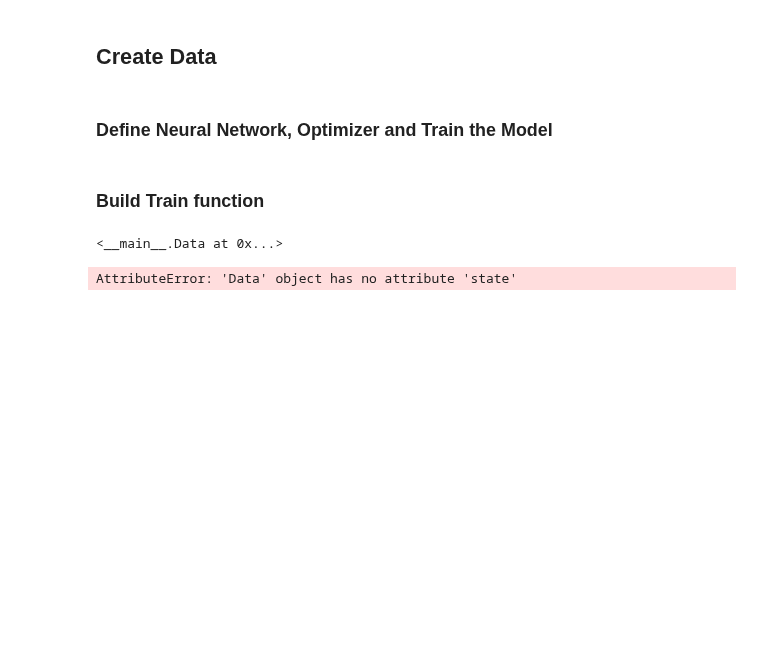
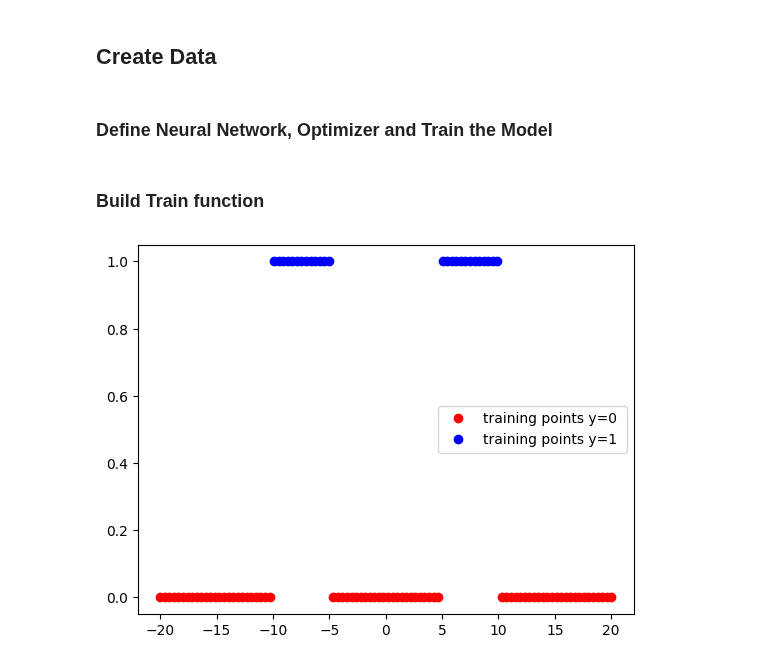
Before and after one commit to AjBorbzz/DataScience_AI_ML, a Jupyter notebook: PyTorch/IBM_Pytorch/DeepLearning_with_Pytorch/adding_more_NN.ipynb, the cells around one changed output. Cells and saved outputs as stored; diff of their text form; code cells hidden in the pictures; blank space fills up the shorter version.

Commit message:
Plot training model

```diff
--- a/PyTorch/IBM_Pytorch/DeepLearning_with_Pytorch/adding_more_NN.ipynb
+++ b/PyTorch/IBM_Pytorch/DeepLearning_with_Pytorch/adding_more_NN.ipynb
@@ -26,7 +26,7 @@ def PlotStuff(X,Y,model=None,leg=False):
     plt.plot(X[Y==1].numpy(),Y[Y==1].numpy(),'ob',label='training points y=1 ' )
 
     if model!=None:
-        plt.plot(X.numpy(),model(X).detach().numpy(),label='neral network ')
+        plt.plot(X.numpy(),model(X).detach().numpy(),label='neural network ')
 
     plt.legend()
     plt.show()
@@ -90,10 +90,8 @@ class Net(nn.Module):
     plt.show()
     return cost
 # %%
-dat
+data_set=Data()
-# %% [output]
-<__main__.Data at 0x...>
 # %%
-dat.state()
+PlotStuff(data_set.x,data_set.y,leg=False)
 # %% [output]
-AttributeError: 'Data' object has no attribute 'state'
+[figure, added]
```
Also changed, not shown: parts of 2 cells of this notebook.
